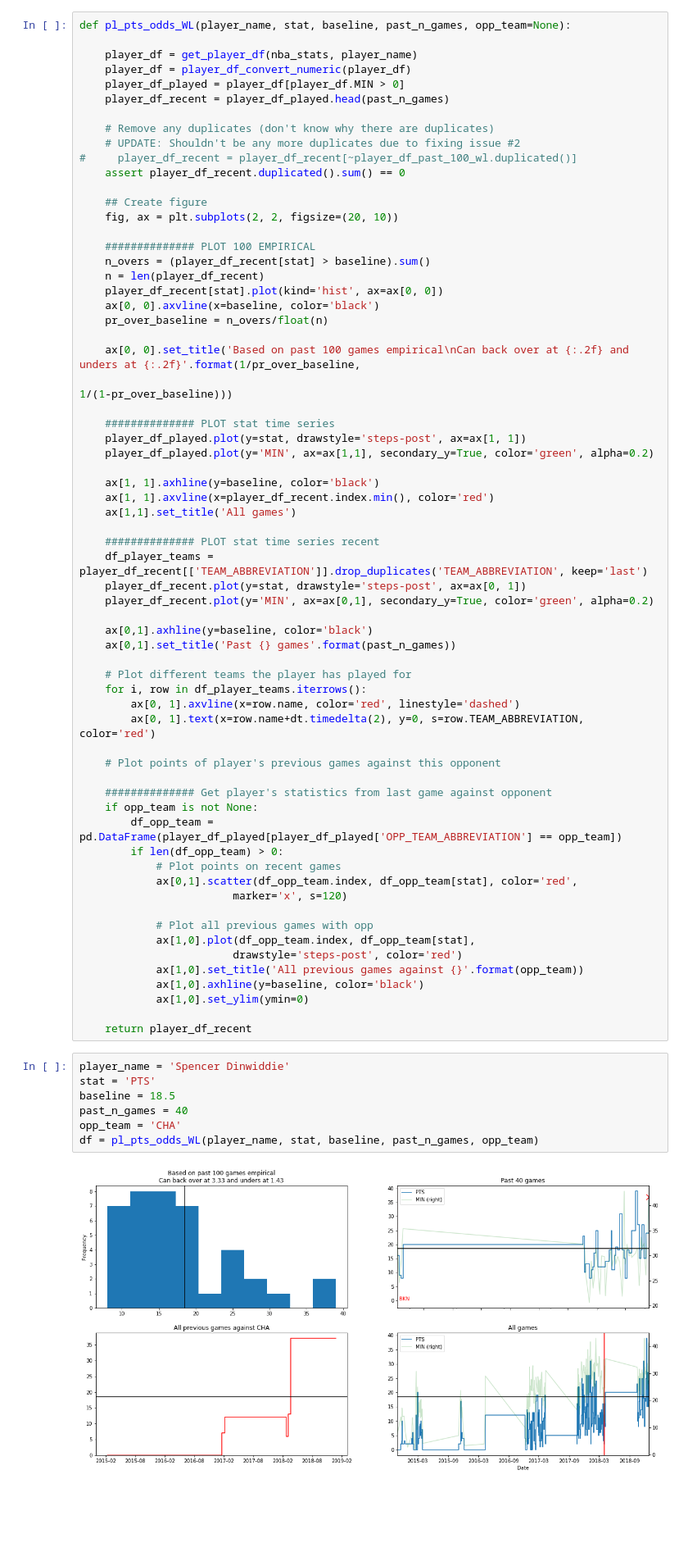
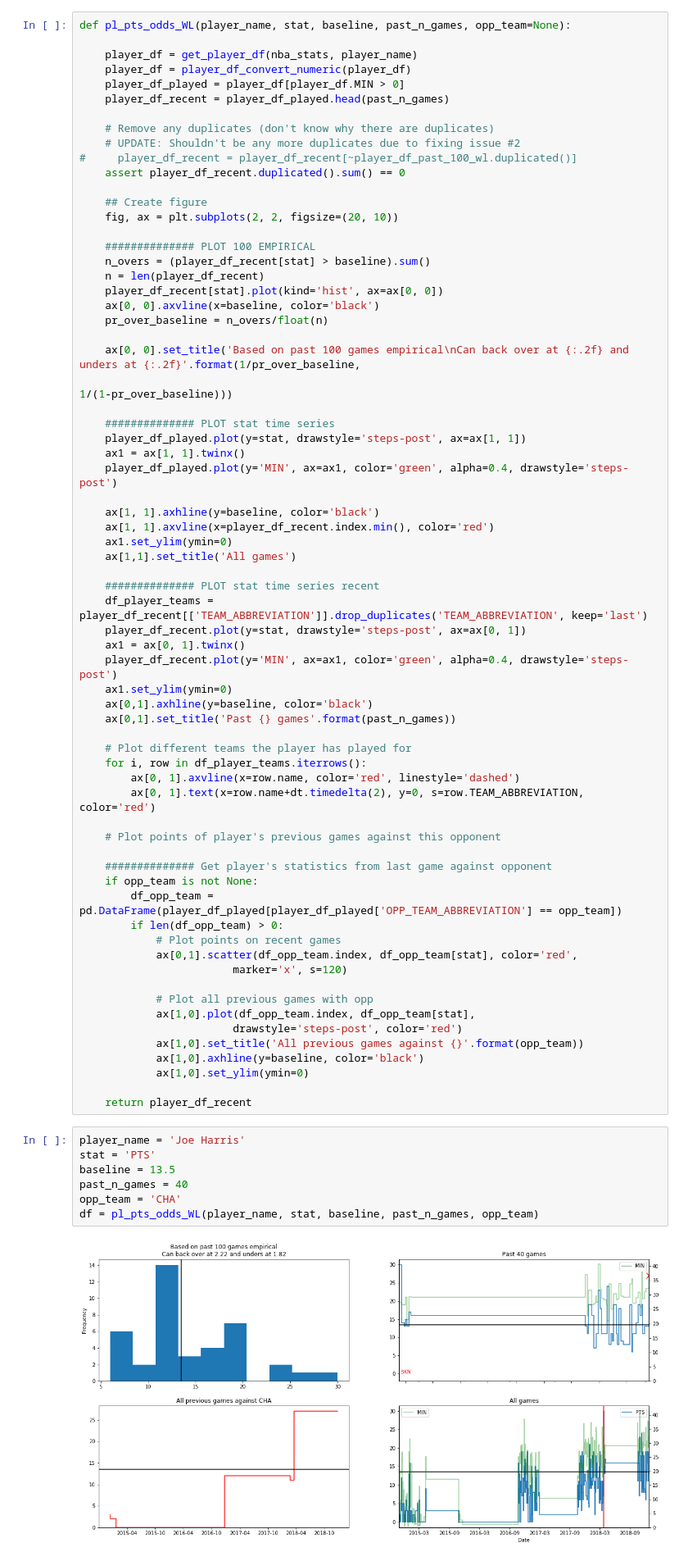
Before and after one commit to johnny-wong/nba_stats, a Jupyter notebook: Notebooks/Tools/1. Player stats overview.ipynb, the cells around one changed output. Shown at 82% size. Saved outputs shown, nothing was run; the diff lists cells and outputs as text; blank space fills up the shorter version.

Commit message:
Change minute y axis to ymin 0

```diff
--- a/Notebooks/Tools/1. Player stats overview.ipynb
+++ b/Notebooks/Tools/1. Player stats overview.ipynb
@@ -79,17 +79,20 @@ def pl_pts_odds_WL(player_name, stat, baseline, past_n_games, opp_team=None):
 
     ############## PLOT stat time series
     player_df_played.plot(y=stat, drawstyle='steps-post', ax=ax[1, 1])
-    player_df_played.plot(y='MIN', ax=ax[1,1], secondary_y=True, color='green', alpha=0.2)
+    ax1 = ax[1, 1].twinx()
+    player_df_played.plot(y='MIN', ax=ax1, color='green', alpha=0.4, drawstyle='steps-post')
 
     ax[1, 1].axhline(y=baseline, color='black')
     ax[1, 1].axvline(x=player_df_recent.index.min(), color='red')
+    ax1.set_ylim(ymin=0)
     ax[1,1].set_title('All games')
 
     ############## PLOT stat time series recent
     df_player_teams = player_df_recent[['TEAM_ABBREVIATION']].drop_duplicates('TEAM_ABBREVIATION', keep='last')
     player_df_recent.plot(y=stat, drawstyle='steps-post', ax=ax[0, 1])
-    player_df_recent.plot(y='MIN', ax=ax[0,1], secondary_y=True, color='green', alpha=0.2)
-
+    ax1 = ax[0, 1].twinx()
+    player_df_recent.plot(y='MIN', ax=ax1, color='green', alpha=0.4, drawstyle='steps-post')
+    ax1.set_ylim(ymin=0)
     ax[0,1].axhline(y=baseline, color='black')
     ax[0,1].set_title('Past {} games'.format(past_n_games))
 
@@ -117,11 +120,11 @@ def pl_pts_odds_WL(player_name, stat, baseline, past_n_games, opp_team=None):
 
     return player_df_recent
 # %%
-player_name = 'Spencer Dinwiddie'
+player_name = 'Joe Harris'
 stat = 'PTS'
-baseline = 18.5
+baseline = 13.5
 past_n_games = 40
 opp_team = 'CHA'
 df = pl_pts_odds_WL(player_name, stat, baseline, past_n_games, opp_team)
 # %% [output]
-[figure, old version]
+[figure, new version]
```
